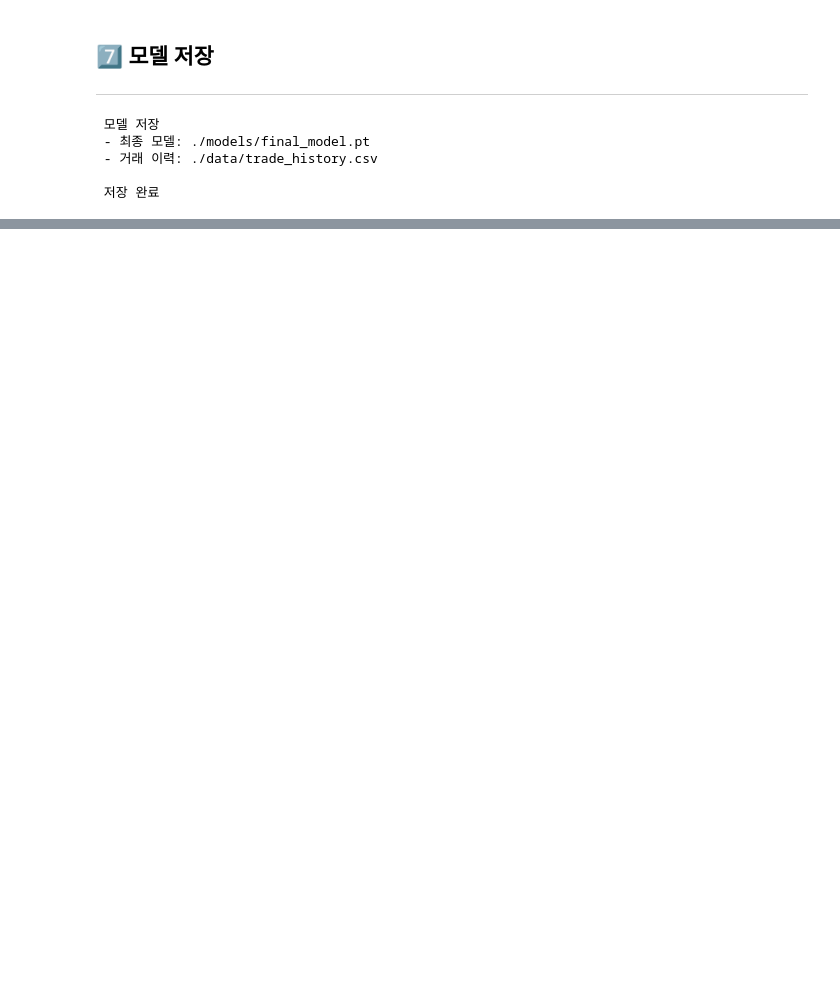
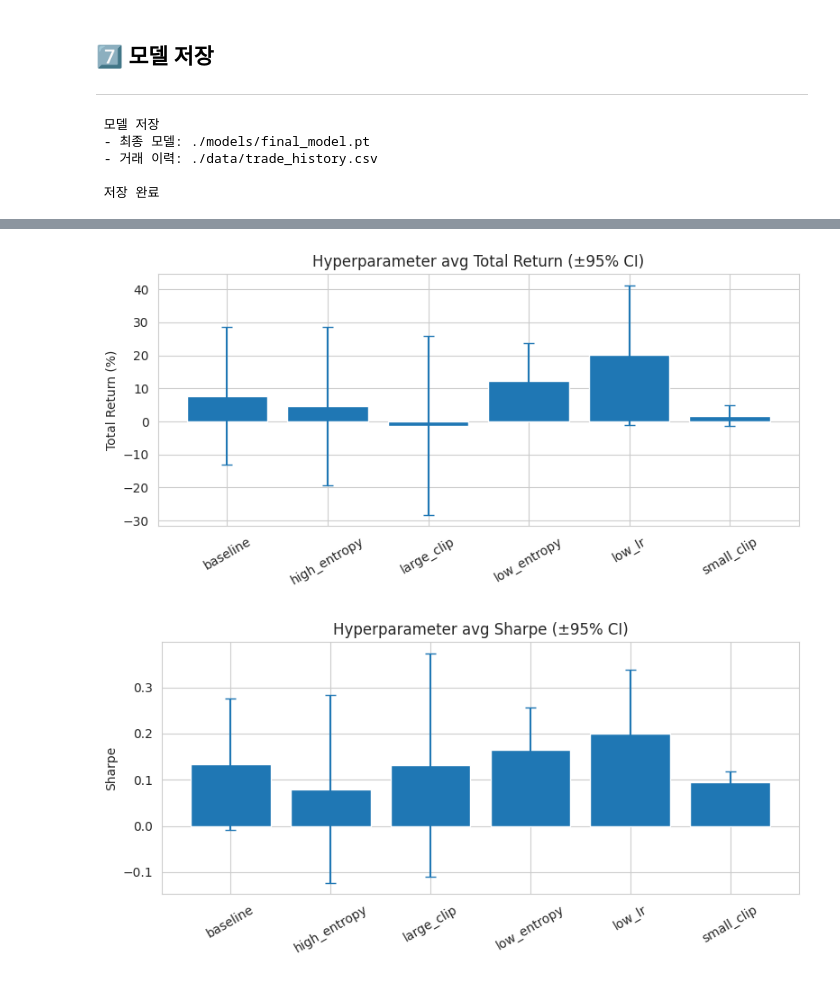
Before and after one commit to joe786950/RL_project_20241601, a Jupyter notebook: ppo_trading.ipynb, the cells around one changed output, grey strips where cells are left out. Saved outputs shown, nothing was run; the diff lists cells and outputs as text; code cells hidden in the pictures; blank space fills up the shorter version.

```diff
--- a/ppo_trading.ipynb
+++ b/ppo_trading.ipynb
@@ -1712,0 +1852,63 @@ plt.show()
+# %%
+# 하이퍼파라미터 설정별 평균 성능 그래프 (Total Return, Sharpe)
+
+import numpy as np
+import matplotlib.pyplot as plt
+
+# all_results -> 설정별 요약 통계로 변환
+exp_names = sorted(set(r["exp"] for r in all_results))
+summary = []
+
+for name in exp_names:
+    subset = [r for r in all_results if r["exp"] == name]
+    rets = np.array([r["total_return"] for r in subset], dtype=float)
+    shs  = np.array([r["sharpe"] for r in subset], dtype=float)
+
+    n = len(subset)
+    mean_ret = rets.mean()
+    std_ret  = rets.std(ddof=1) if n > 1 else 0.0
+    ci_ret   = 1.96 * std_ret / np.sqrt(n) if n > 1 else 0.0
+
+    mean_sh = shs.mean()
+    std_sh  = shs.std(ddof=1) if n > 1 else 0.0
+    ci_sh   = 1.96 * std_sh / np.sqrt(n) if n > 1 else 0.0
+
+    summary.append({
+        "name": name,
+        "mean_ret": mean_ret,
+        "ci_ret": ci_ret,
+        "mean_sh": mean_sh,
+        "ci_sh": ci_sh,
+    })
+
+
+labels      = [s["name"] for s in summary]
+mean_retarr = np.array([s["mean_ret"] for s in summary])
+ci_retarr   = np.array([s["ci_ret"] for s in summary])
+mean_sharr  = np.array([s["mean_sh"] for s in summary])
+ci_sharr    = np.array([s["ci_sh"] for s in summary])
+
+x = np.arange(len(labels))
+
+# 1) 설정별 Total Return 막대 + 신뢰구간
+plt.figure(figsize=(8, 4))
+plt.bar(x, mean_retarr)
+plt.errorbar(x, mean_retarr, yerr=ci_retarr, fmt="none", capsize=4)
+plt.xticks(x, labels, rotation=30)
+plt.ylabel("Total Return (%)")
+plt.title("Hyperparameter avg Total Return (±95% CI)")
+plt.tight_layout()
+plt.show()
+
+# 2) 설정별 Sharpe 막대 + 신뢰구간
+plt.figure(figsize=(8, 4))
+plt.bar(x, mean_sharr)
+plt.errorbar(x, mean_sharr, yerr=ci_sharr, fmt="none", capsize=4)
+plt.xticks(x, labels, rotation=30)
+plt.ylabel("Sharpe")
+plt.title("Hyperparameter avg Sharpe (±95% CI)")
+plt.tight_layout()
+plt.show()
+# %% [output]
+[figure, added]
+[figure, added]
```
Also changed, not shown: parts of 7 cells of this notebook, 3 other files.
